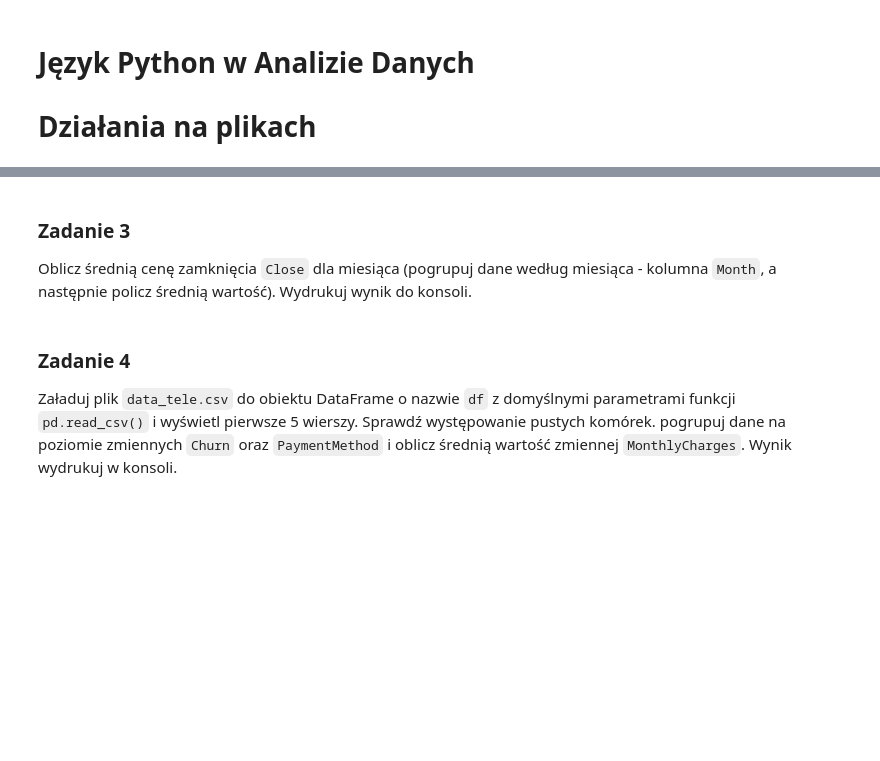
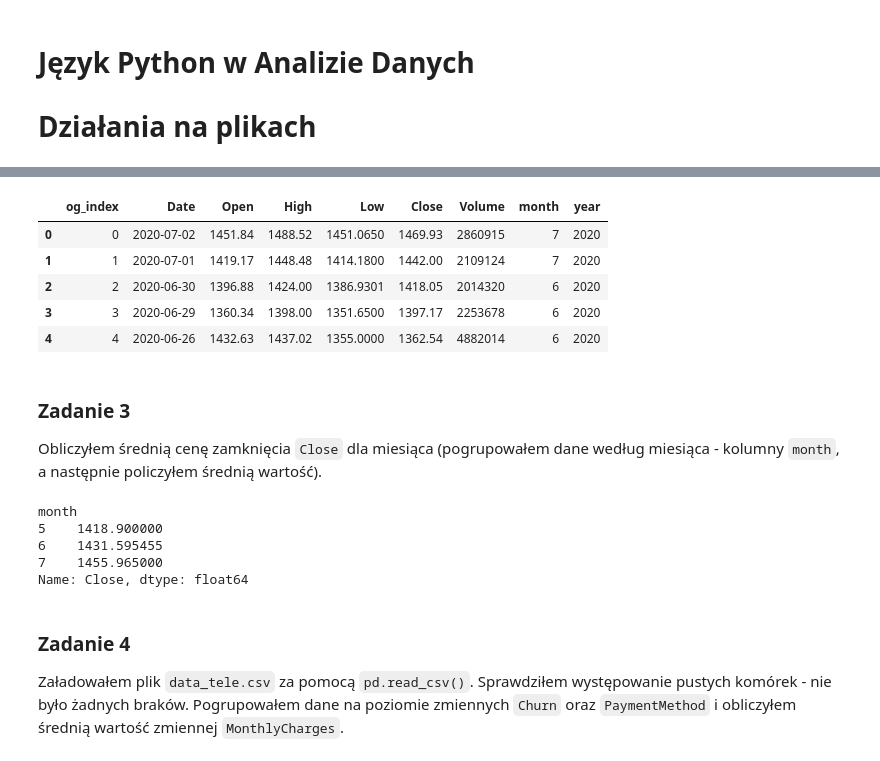
Before and after one commit to piotreuszxx/PwAD, a Jupyter notebook: lab03/PiotrPrzymus_127902_sprawozdanie_lab03.ipynb, the cells around one changed output, grey strips where cells are left out. Saved outputs shown, nothing was run; the diff lists cells and outputs as text; code cells hidden in the pictures; blank space fills up the shorter version.

```diff
--- a/lab03/PiotrPrzymus_127902_sprawozdanie_lab03.ipynb
+++ b/lab03/PiotrPrzymus_127902_sprawozdanie_lab03.ipynb
@@ -96,5 +65,4 @@ b) Na końcu tabeli dodaj dwie nowe kolumny: `month` z numerem miesiąca i `year
 # %%
-# Task 2a: zapisz obecne indeksy do nowej kolumny na początku tabeli
-# zakładamy, że zmienna `google` jest już wczytana
-google.insert(0, 'orig_index', google.index)
+# a)
+google.insert(0, 'og_index', google.index)
 display(google.head())
@@ -101,39 +76,34 @@ display(google.head())
 # %%
-# Task 2b: dodaj kolumny month i year (jeśli możliwe z kolumny z datą)
+# b)
 date_col = None
 for c in ('Date','date','DATE','timestamp'):
     if c in google.columns:
         date_col = c
         break
-if date_col is not None:
-    dt = pd.to_datetime(google[date_col], errors='coerce')
-    google['month'] = dt.dt.month
-    google['year'] = dt.dt.year
-else:
-    google['month'] = pd.NA
-    google['year'] = pd.NA
-display(google.tail())
+dt = pd.to_datetime(google[date_col], errors='coerce')
+google['month'] = dt.dt.month
+google['year'] = dt.dt.year
+display(google.head())
+# %% [output]
+|  | og_index | Date | Open | High | Low | Close | Volume | month | year |
+| 0 | 0 | 2020-07-02 | 1451.84 | 1488.52 | 1451.0650 | 1469.93 | 2860915 | 7 | 2020 |
+| 1 | 1 | 2020-07-01 | 1419.17 | 1448.48 | 1414.1800 | 1442.00 | 2109124 | 7 | 2020 |
+| 2 | 2 | 2020-06-30 | 1396.88 | 1424.00 | 1386.9301 | 1418.05 | 2014320 | 6 | 2020 |
+| 3 | 3 | 2020-06-29 | 1360.34 | 1398.00 | 1351.6500 | 1397.17 | 2253678 | 6 | 2020 |
+| 4 | 4 | 2020-06-26 | 1432.63 | 1437.02 | 1355.0000 | 1362.54 | 4882014 | 6 | 2020 |
 # %% [markdown]
 ### Zadanie 3
-Oblicz średnią cenę zamknięcia `Close` dla miesiąca (pogrupuj dane według miesiąca - kolumna `Month`, a następnie policz średnią wartość). Wydrukuj wynik do konsoli.
+Obliczyłem średnią cenę zamknięcia `Close` dla miesiąca (pogrupowałem dane według miesiąca - kolumny `month`, a następnie policzyłem średnią wartość).
 # %%
-# Task 3: oblicz średnią cenę zamknięcia 'Close' dla miesiąca
-if 'Month' in google.columns:
-    mean_close = google.groupby('Month')['Close'].mean()
-else:
-    # spróbuj wydobyć miesiąc z kolumny daty (jeśli istnieje)
-    date_col = None
-    for c in ('Date','date','DATE','timestamp'):
-        if c in google.columns:
-            date_col = c
-            break
-    if date_col is not None:
-        google['Month'] = pd.to_datetime(google[date_col], errors='coerce').dt.month
-        mean_close = google.groupby('Month')['Close'].mean()
-    else:
-        mean_close = pd.Series(dtype=float)
+mean_close = google.groupby('month')['Close'].mean()
 print(mean_close)
+# %% [output]
+month
+5    1418.900000
+6    1431.595455
+7    1455.965000
+Name: Close, dtype: float64
 # %% [markdown]
 ### Zadanie 4
-Załaduj plik `data_tele.csv` do obiektu DataFrame o nazwie `df` z domyślnymi parametrami funkcji `pd.read_csv()` i wyświetl pierwsze 5 wierszy. Sprawdź występowanie pustych komórek. pogrupuj dane na poziomie zmiennych `Churn` oraz `PaymentMethod` i oblicz średnią wartość zmiennej `MonthlyCharges`. Wynik wydrukuj w konsoli.
+Załadowałem plik `data_tele.csv` za pomocą `pd.read_csv()`. Sprawdziłem występowanie pustych komórek - nie było żadnych braków. Pogrupowałem dane na poziomie zmiennych `Churn` oraz `PaymentMethod` i obliczyłem średnią wartość zmiennej `MonthlyCharges`.
 # %%
```
Also changed, not shown: parts of 29 cells of this notebook, 4 other files.
